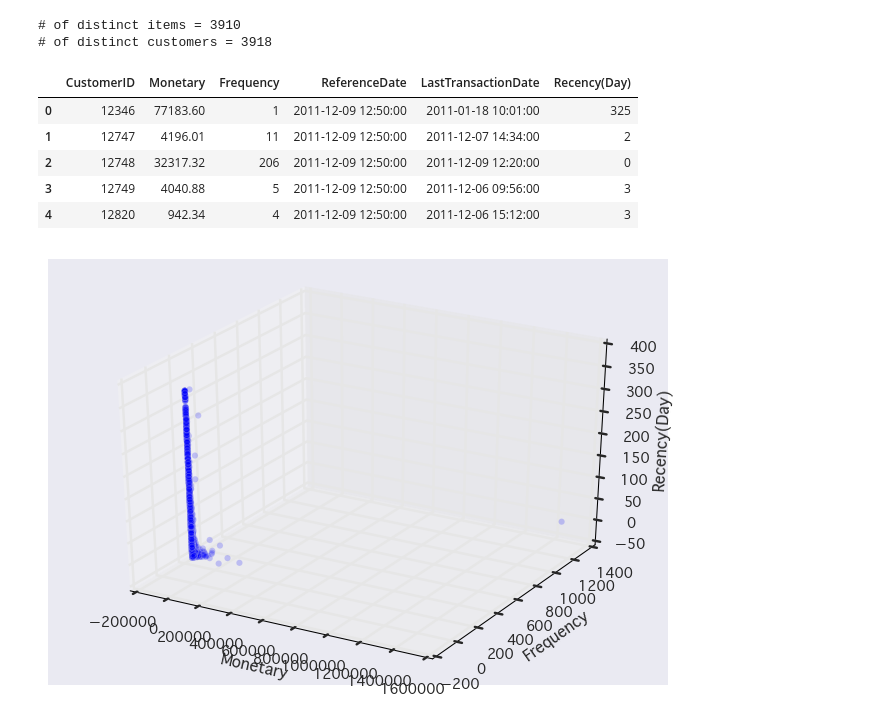
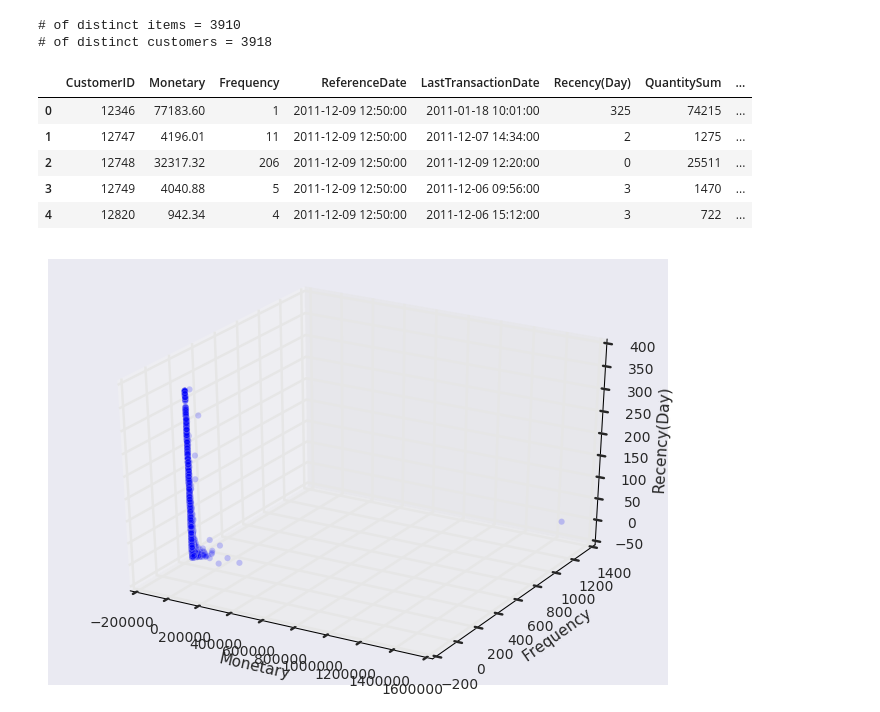
Before and after one commit to Fujiki-Nakamura/OnlineRetailAnalysis, a Jupyter notebook: MachineLearning/RFM.ipynb, the cells around one changed output. Drawn from its saved outputs; the diff is of its cells as text; code cells hidden in the pictures.

```diff
--- a/MachineLearning/RFM.ipynb
+++ b/MachineLearning/RFM.ipynb
@@ -84,39 +73,45 @@ print('# of distinct customers =', df_uk['CustomerID'].nunique())
 # RMF 分析で優良顧客を見つけ出し、彼らの 2月, 4月の
 
 
 # Monetary
 df_uk_per_customer = \
 pd.DataFrame(df_uk.groupby('CustomerID')['Sales'].sum()).reset_index()\
 .rename(columns={'Sales': 'Monetary'})
 
 # Frequency
 df_uk_per_customer['Frequency'] = \
 pd.DataFrame(df_uk.groupby('CustomerID')['InvoiceNo'].nunique()).reset_index()['InvoiceNo']
 # small test
 test_customer = 12748
 assert df_uk_per_customer[df_uk_per_customer['CustomerID'] == test_customer]['Frequency'].values\
             == df_uk[df_uk['CustomerID'] == test_customer]['InvoiceNo'].nunique()
 
 # Recency
 # 基準日
 df_uk_per_customer['ReferenceDate'] = \
     pd.to_datetime(df_item_transaction['InvoiceDate']).max()
 # 最終購入日
 df_uk_per_customer['LastTransactionDate'] = \
     pd.DataFrame(df_uk.groupby('CustomerID')['InvoiceDate'].max()).reset_index()['InvoiceDate']
 # 基準日 - 最終購入日
 df_uk_per_customer['Recency(Day)'] = \
 (df_uk_per_customer['ReferenceDate'].dt.date - df_uk_per_customer['LastTransactionDate'].dt.date).dt.days
 
 
+# sum(Quantity)
+df_uk_per_customer['QuantitySum'] = pd.DataFrame(df_uk.groupby('CustomerID')['Quantity'].sum()).reset_index()['Quantity']
+
+# Quantity / Transaction
+df_uk_per_customer['QuantityPerTransaction'] = df_uk_per_customer['QuantitySum'] / df_uk_per_customer['Frequency']
+
 display(df_uk_per_customer.head())
 # %% [output]
-|  | CustomerID | Monetary | Frequency | ReferenceDate | LastTransactionDate | Recency(Day) |
-| 0 | 12346 | 77183.60 | 1 | 2011-12-09 12:50:00 | 2011-01-18 10:01:00 | 325 |
-| 1 | 12747 | 4196.01 | 11 | 2011-12-09 12:50:00 | 2011-12-07 14:34:00 | 2 |
-| 2 | 12748 | 32317.32 | 206 | 2011-12-09 12:50:00 | 2011-12-09 12:20:00 | 0 |
-| 3 | 12749 | 4040.88 | 5 | 2011-12-09 12:50:00 | 2011-12-06 09:56:00 | 3 |
-| 4 | 12820 | 942.34 | 4 | 2011-12-09 12:50:00 | 2011-12-06 15:12:00 | 3 |
+|  | CustomerID | Monetary | Frequency | ReferenceDate | LastTransactionDate | Recency(Day) | QuantitySum | ... |
+| 0 | 12346 | 77183.60 | 1 | 2011-12-09 12:50:00 | 2011-01-18 10:01:00 | 325 | 74215 | ... |
+| 1 | 12747 | 4196.01 | 11 | 2011-12-09 12:50:00 | 2011-12-07 14:34:00 | 2 | 1275 | ... |
+| 2 | 12748 | 32317.32 | 206 | 2011-12-09 12:50:00 | 2011-12-09 12:20:00 | 0 | 25511 | ... |
+| 3 | 12749 | 4040.88 | 5 | 2011-12-09 12:50:00 | 2011-12-06 09:56:00 | 3 | 1470 | ... |
+| 4 | 12820 | 942.34 | 4 | 2011-12-09 12:50:00 | 2011-12-06 15:12:00 | 3 | 722 | ... |
 # %%
 # 3D plot
 
```
Also changed, not shown: parts of 19 cells of this notebook, 1 other file.
